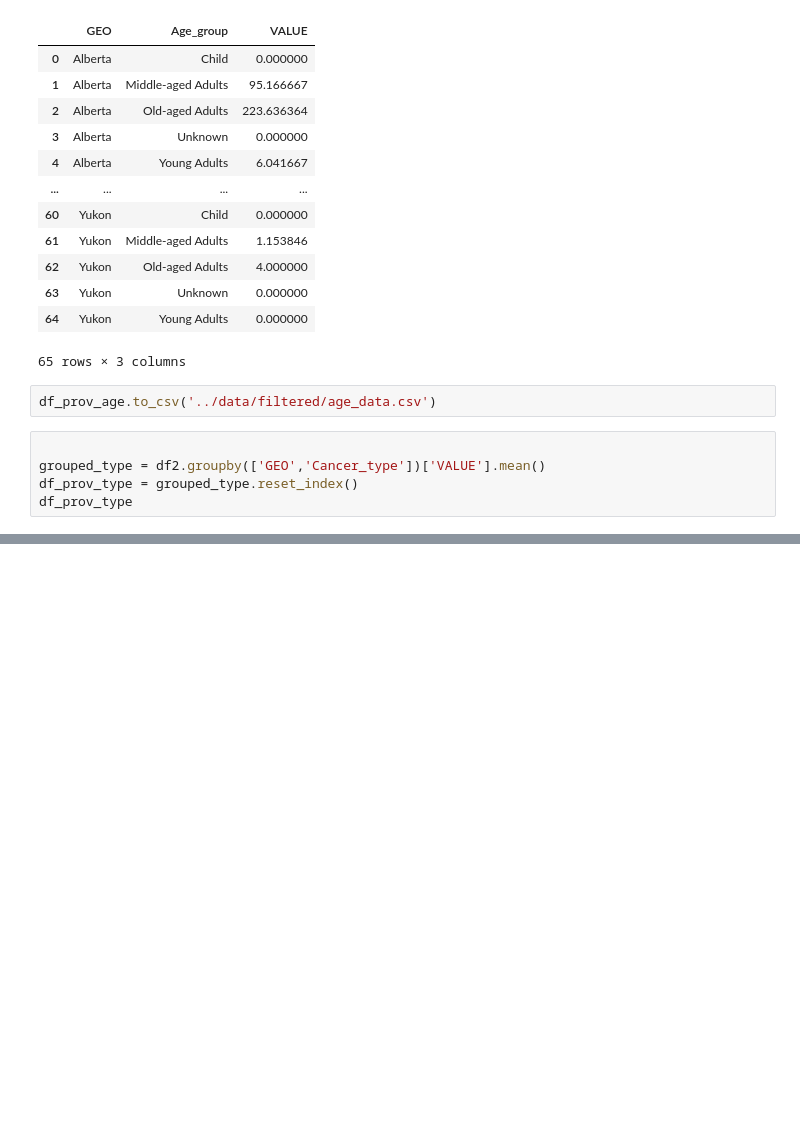
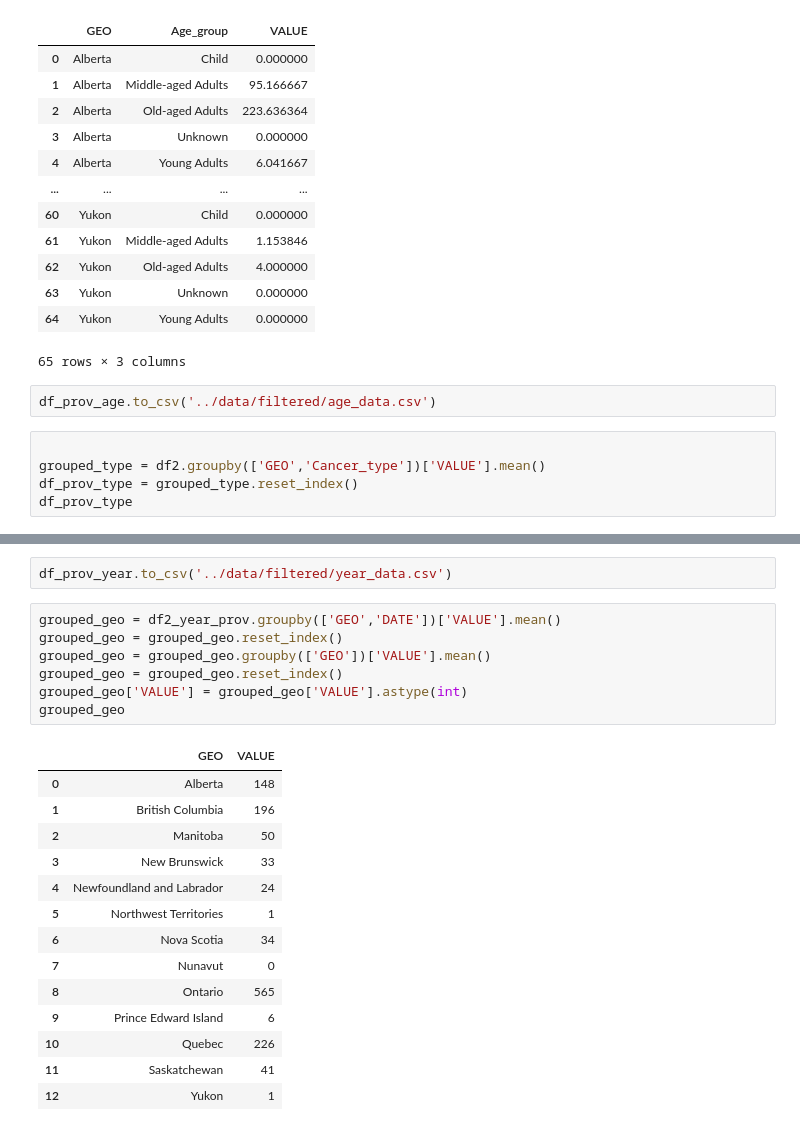
Before and after one commit to karan-khubdikar/breast_cancer_awareness, a Jupyter notebook: notebooks/data_filtering.ipynb, the cells around one changed output, grey strips where cells are left out. Cells and saved outputs as stored; diff of their text form; blank space fills up the shorter version.

```diff
--- a/notebooks/data_filtering.ipynb
+++ b/notebooks/data_filtering.ipynb
@@ -196,0 +216,24 @@ df_prov_type
+# %%
+df_prov_year.to_csv('../data/filtered/year_data.csv')
+# %%
+grouped_geo = df2_year_prov.groupby(['GEO','DATE'])['VALUE'].mean()
+grouped_geo = grouped_geo.reset_index()
+grouped_geo = grouped_geo.groupby(['GEO'])['VALUE'].mean()
+grouped_geo = grouped_geo.reset_index()
+grouped_geo['VALUE'] = grouped_geo['VALUE'].astype(int)
+grouped_geo
+# %% [output]
+|  | GEO | VALUE |
+| 0 | Alberta | 148 |
+| 1 | British Columbia | 196 |
+| 2 | Manitoba | 50 |
+| 3 | New Brunswick | 33 |
+| 4 | Newfoundland and Labrador | 24 |
+| 5 | Northwest Territories | 1 |
+| 6 | Nova Scotia | 34 |
+| 7 | Nunavut | 0 |
+| 8 | Ontario | 565 |
+| 9 | Prince Edward Island | 6 |
+| 10 | Quebec | 226 |
+| 11 | Saskatchewan | 41 |
+| 12 | Yukon | 1 |
```
Also changed, not shown: parts of 1 cell of this notebook, 3 other files.
